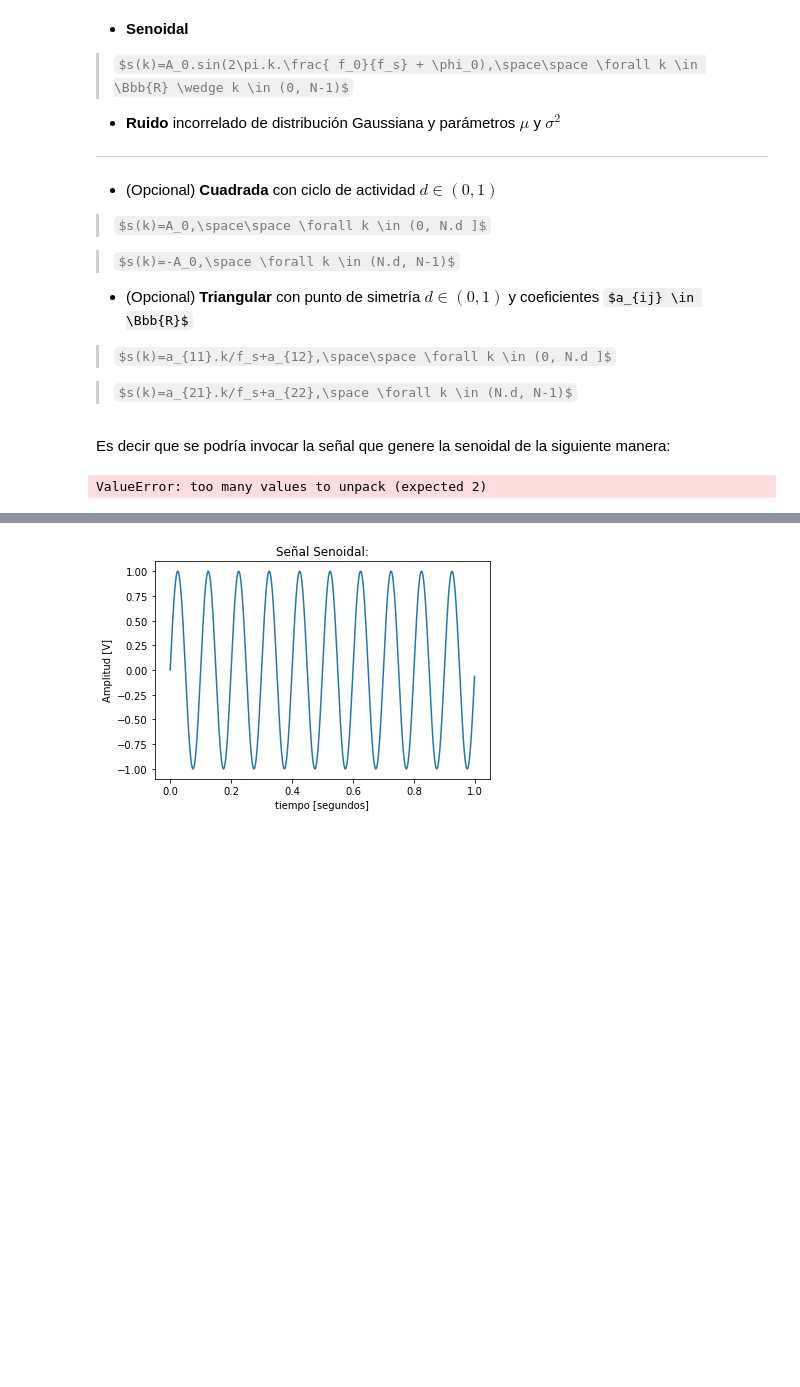
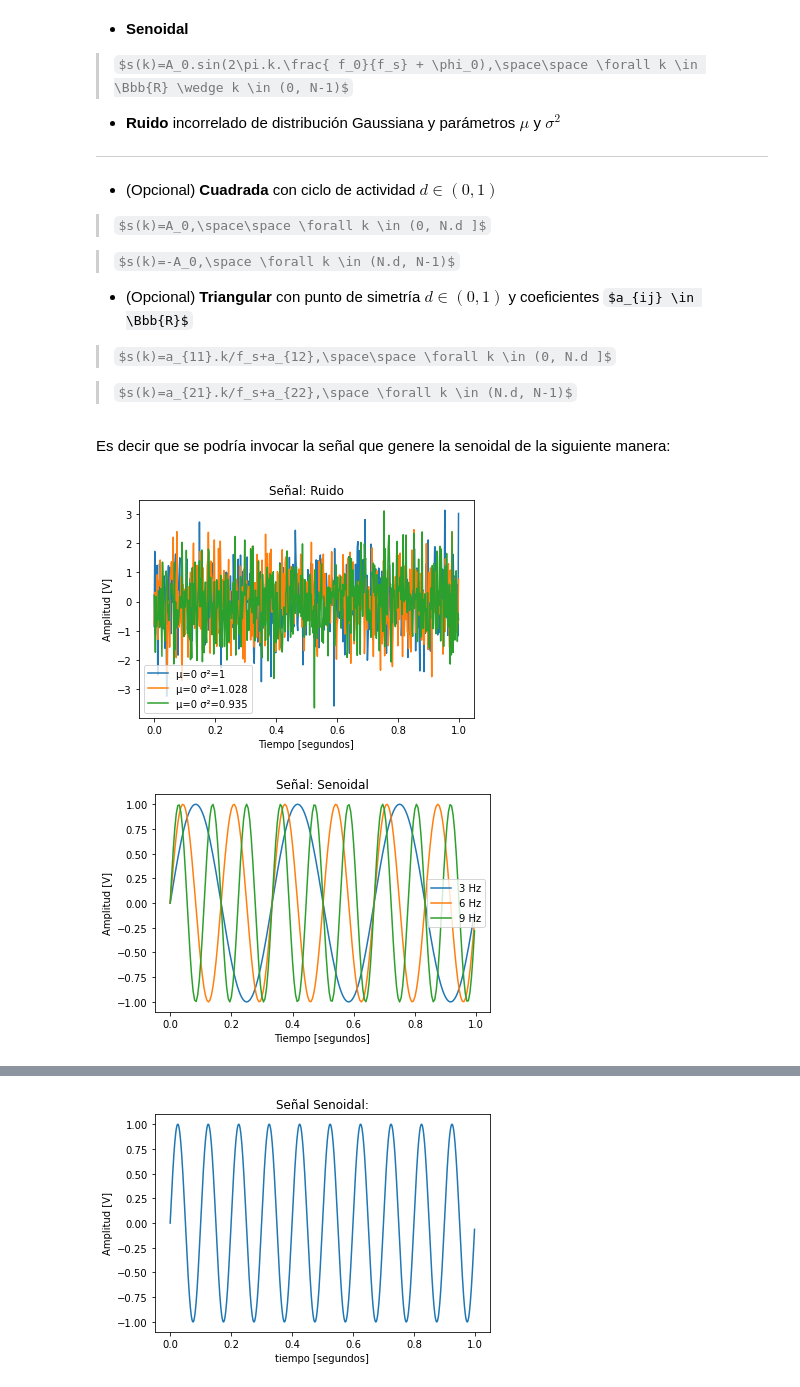
Before and after one commit to fcatuogno/PDS_TPs, a Jupyter notebook: TP1 - Muestreo de señales - Forurier.ipynb, the cells around one changed output, grey strips where cells are left out. Saved outputs shown, nothing was run; the diff lists cells and outputs as text; code cells hidden in the pictures; some formulas as TeX source; blank space fills up the shorter version.

```diff
--- a/TP1 - Muestreo de señales - Forurier.ipynb
+++ b/TP1 - Muestreo de señales - Forurier.ipynb
@@ -109,42 +109,45 @@ Fs = 200
 
 #LLamados a funcion
 
-tt,ruido = GaussNoise(N,0,1)
-tt,ruido2 = GaussNoise(N,0,1.028)
-tt,ruido3 = GaussNoise(N,0,0.935)
+ruido = GaussNoise(N,0,1)
+ruido2 = GaussNoise(N,0,1.028)
+ruido3 = GaussNoise(N,0,0.935)
+
+tt = np.arange(0,1,1/N)
 
 N = 200
 
 tiempo, seno = mi_funcion_sen( A, Offset, 3, PHI, N, Fs)
 tiempo, seno2 = mi_funcion_sen( A, Offset, 6, PHI, N, Fs)
 tiempo, seno3 = mi_funcion_sen( A, Offset, 9, PHI, N, Fs)
 
 #Generacion de gráficas
 #Ruido
 fig, ax = plt.subplots()  # Create a figure containing a single axes.
 ax.plot(tt,ruido, label='μ=0 σ²=1')   # Plot some data on the axes.
 ax.plot(tt,ruido2, label='μ=0 σ²=1.028')  # Plot some data on the axes.
 ax.plot(tt,ruido3, label='μ=0 σ²=0.935')  # Plot some data on the axes.
 
 ax.set_xlabel('Tiempo [segundos]')           # and here?
 ax.set_ylabel('Amplitud [V]')          # and here?
 ax.set_title('Señal: Ruido')   # and here?
 ax.legend()  # Add a legend.
 
 
 #Senos
 fig2, ax2 = plt.subplots()  # Create a figure containing a single axes.
 ax2.plot(tiempo,seno, label='3 Hz')   # Plot some data on the axes.
 ax2.plot(tiempo,seno2, label='6 Hz')  # Plot some data on the axes.
 ax2.plot(tiempo,seno3, label='9 Hz')  # Plot some data on the axes.
 
 ax2.set_xlabel('Tiempo [segundos]')           # and here?
 ax2.set_ylabel('Amplitud [V]')          # and here?
 ax2.set_title('Señal: Senoidal')   # and here?
 ax2.legend()  # Add a legend.
 plt.show()
 # %% [output]
-ValueError: too many values to unpack (expected 2)
+[figure, added]
+[figure, added]
 # %% [markdown]
 a) Genere las gráficas asociadas a las siguientes señales de ejemplo para corroborar el correcto funcionamiento de las funciones. Para la presentación de las mismas, tome como referencia la presentación de la siguiente señal respecto a:
 
```
Also changed, not shown: parts of 7 cells of this notebook.
